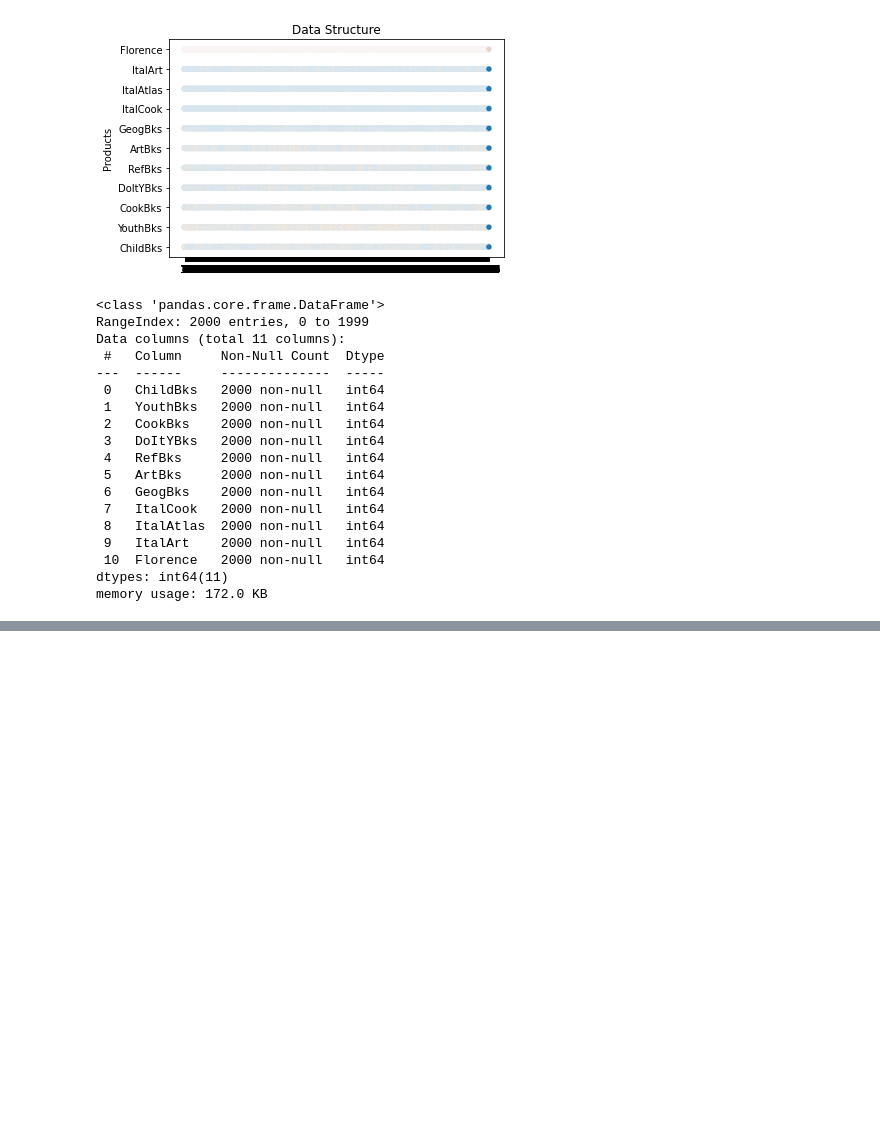
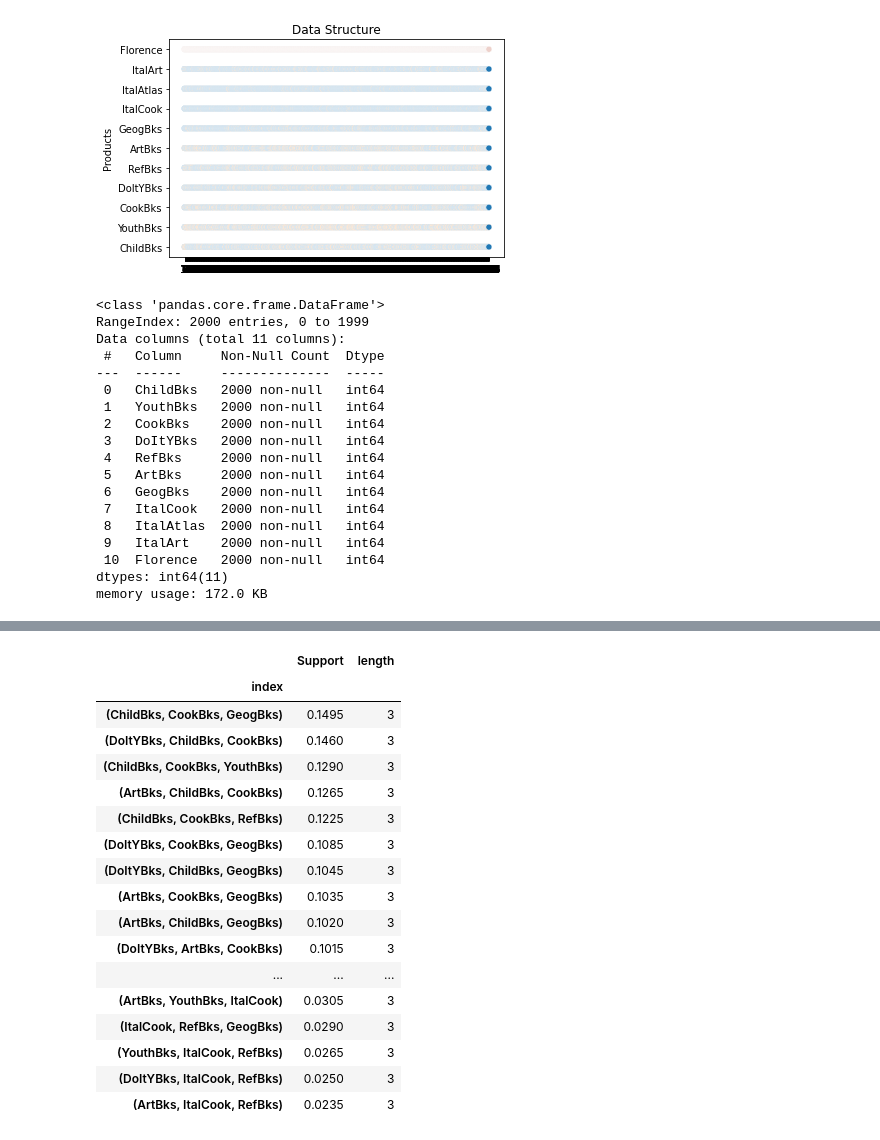
Before and after one commit to Bhavin52/Assignment, a Jupyter notebook: Association_Rules_Q1.ipynb, the cells around one changed output, grey strips where cells are left out. Drawn from its saved outputs; the diff is of its cells as text; code cells hidden in the pictures; blank space fills up the shorter version.

```diff
--- a/Association_Rules_Q1.ipynb
+++ b/Association_Rules_Q1.ipynb
@@ -161,0 +219,23 @@ rules_2[rules_2.lift>1]
+# %%
+iteration3 = ar_iterations(book, num_iter=3, support_value=0.01,
+              iterationIndex=iteration2.index)
+iteration3
+# %% [output]
+|  | Support | length |
+| index |  |  |
+| (ChildBks, CookBks, GeogBks) | 0.1495 | 3 |
+| (DoItYBks, ChildBks, CookBks) | 0.1460 | 3 |
+| (ChildBks, CookBks, YouthBks) | 0.1290 | 3 |
+| (ArtBks, ChildBks, CookBks) | 0.1265 | 3 |
+| (ChildBks, CookBks, RefBks) | 0.1225 | 3 |
+| (DoItYBks, CookBks, GeogBks) | 0.1085 | 3 |
+| (DoItYBks, ChildBks, GeogBks) | 0.1045 | 3 |
+| (ArtBks, CookBks, GeogBks) | 0.1035 | 3 |
+| (ArtBks, ChildBks, GeogBks) | 0.1020 | 3 |
+| (DoItYBks, ArtBks, CookBks) | 0.1015 | 3 |
+| ... | ... | ... |
+| (ArtBks, YouthBks, ItalCook) | 0.0305 | 3 |
+| (ItalCook, RefBks, GeogBks) | 0.0290 | 3 |
+| (YouthBks, ItalCook, RefBks) | 0.0265 | 3 |
+| (DoItYBks, ItalCook, RefBks) | 0.0250 | 3 |
+| (ArtBks, ItalCook, RefBks) | 0.0235 | 3 |
```
Also changed, not shown: parts of 19 cells of this notebook.
